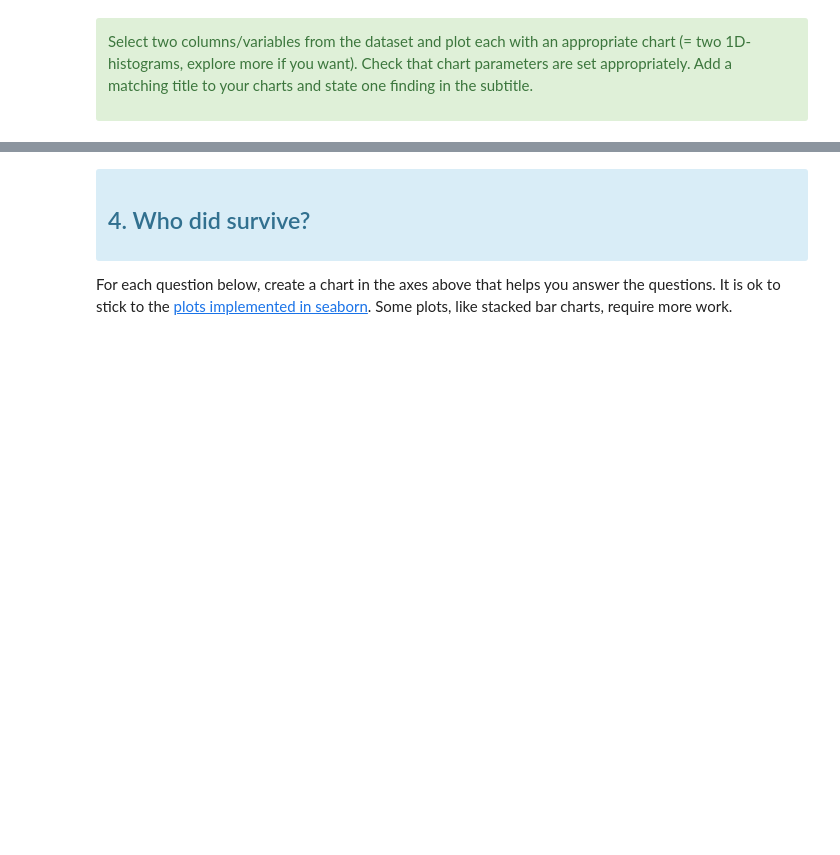
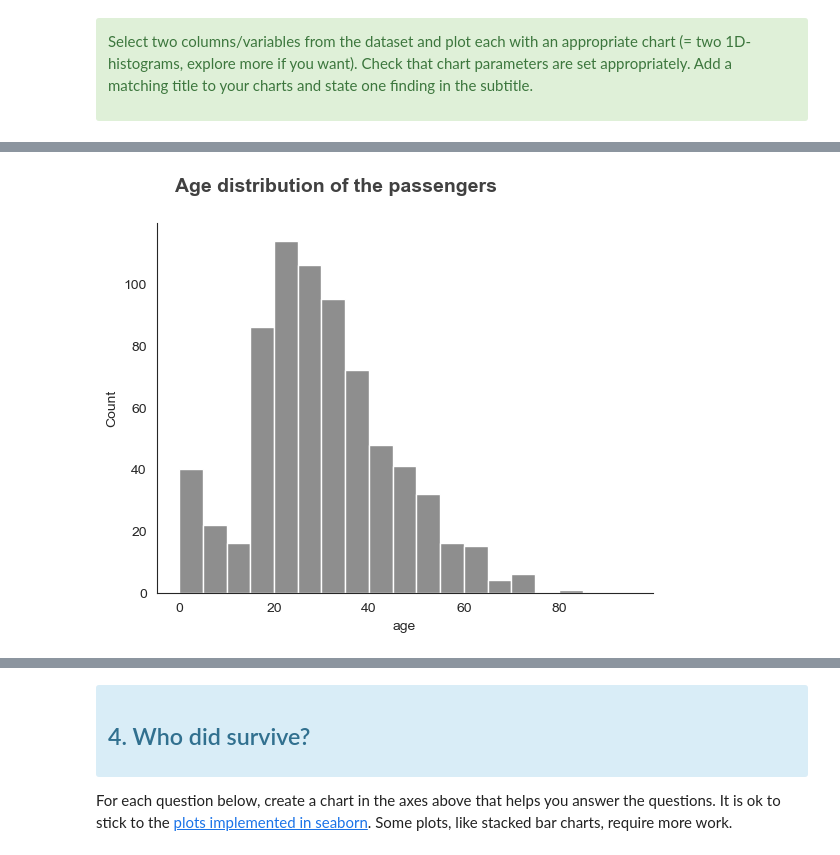
Before and after one commit to schwedeErik/DataVisualization, a Jupyter notebook: Assignment3_DataExploration/A3_DataExploration.ipynb, the cells around one changed output, grey strips where cells are left out. Cells and saved outputs as stored; diff of their text form; code cells hidden in the pictures; blank space fills up the shorter version.

```diff
--- a/Assignment3_DataExploration/A3_DataExploration.ipynb
+++ b/Assignment3_DataExploration/A3_DataExploration.ipynb
@@ -155,0 +237,9 @@ sns.despine()
+# %%
+sns.set_style("white")
+
+ax = sns.histplot(data=titanic["age"], color="dimgray", bins=np.arange(0,100,5))
+
+ax.text(x=-.9, y=130, s="Age distribution of the passengers", fontsize=14, fontweight='semibold', color='#414141')
+sns.despine()
+# %% [output]
+[figure, added]
```
Also changed, not shown: parts of 27 cells of this notebook, 2 other files.
